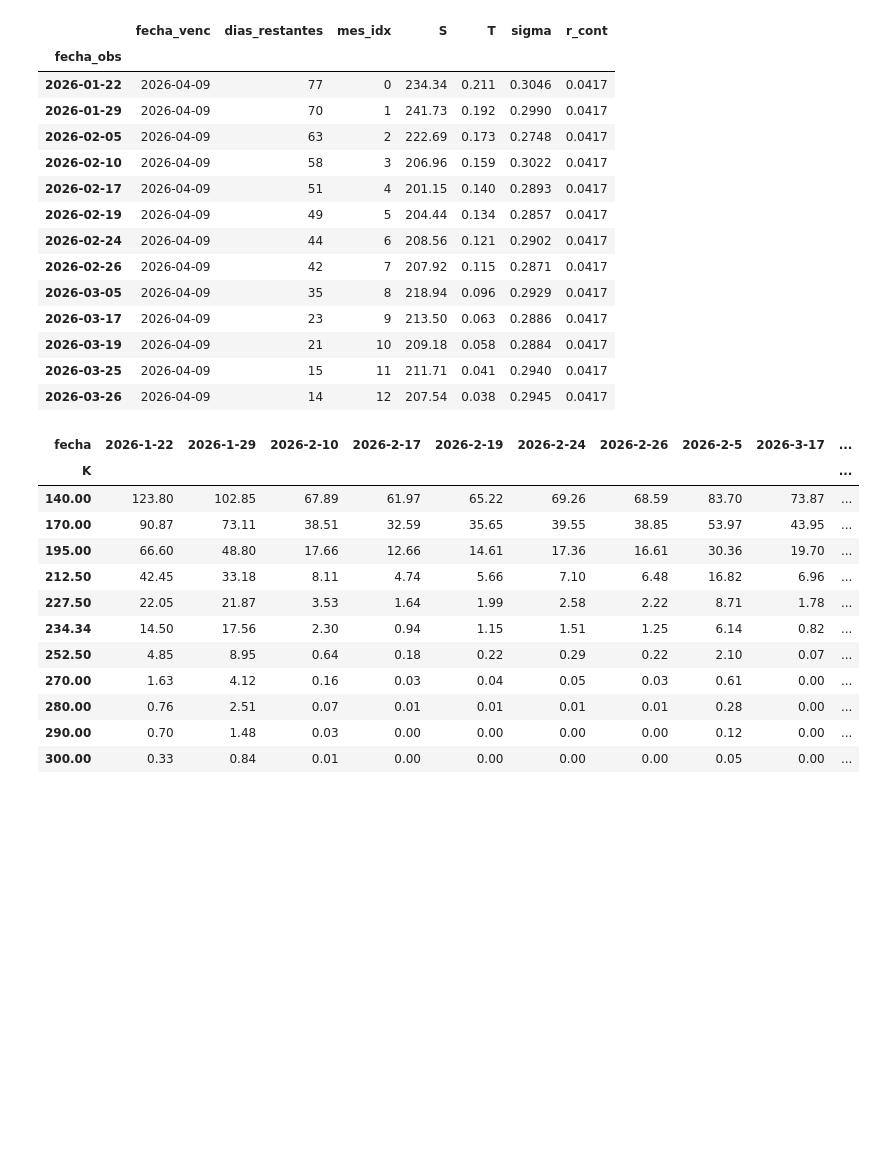
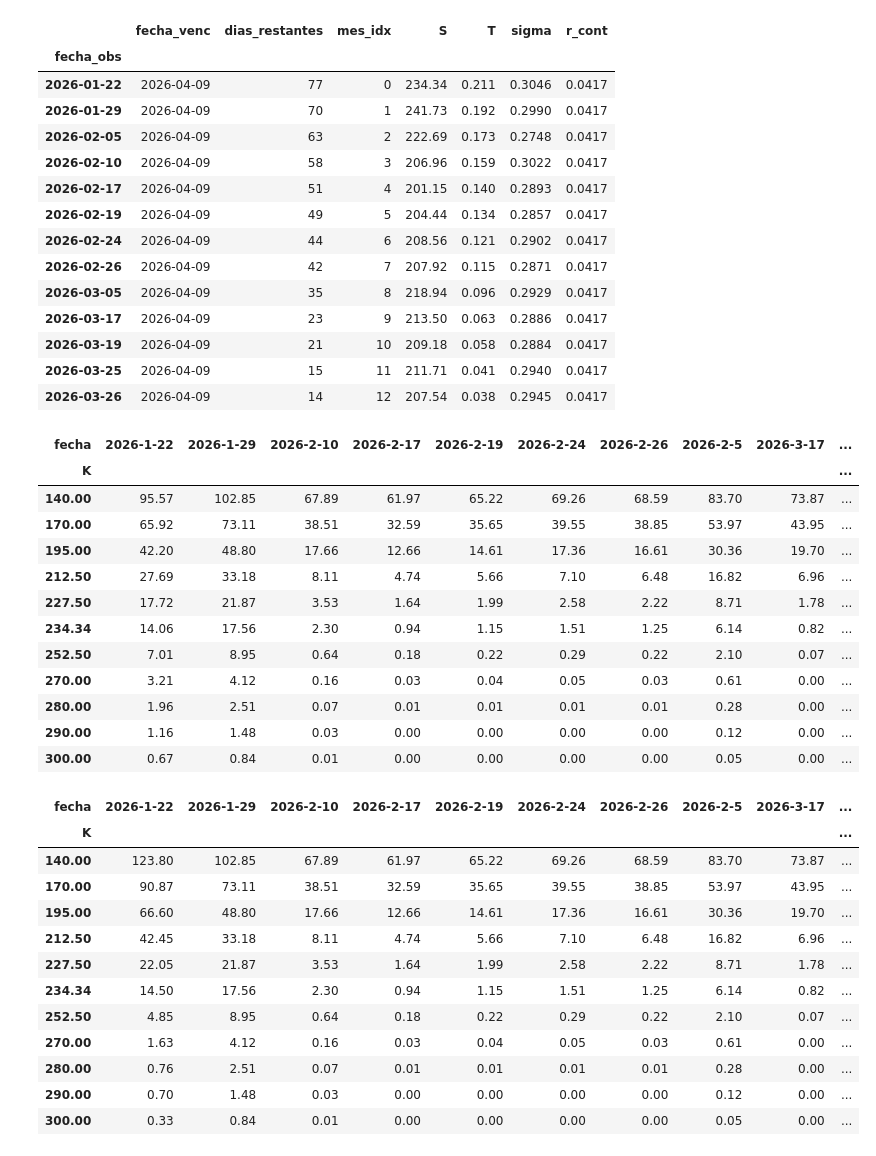
Before and after one commit to Rigobertoj/finanzas_cuantitativas, a Jupyter notebook: course_notes/legacy_projects/option_hedging_original/opction_hedging.ipynb, the cells around one changed output. Drawn from its saved outputs; the diff is of its cells as text; code cells hidden in the pictures; blank space fills up the shorter version.

```diff
--- a/src/proyect/opction_hedging.ipynb
+++ b/course_notes/legacy_projects/option_hedging_original/opction_hedging.ipynb
@@ -115,4 +215,21 @@ def call_premium_table(df_bs, df_K, q=0.0, time_col="fecha_obs"):
         .sort_index()
         .round(2)
     )
+# %%
+tabla_primas = call_premium_table(df_bs, df_K)
+tabla_primas
+# %% [output]
+| fecha | 2026-1-22 | 2026-1-29 | 2026-2-10 | 2026-2-17 | 2026-2-19 | 2026-2-24 | 2026-2-26 | 2026-2-5 | 2026-3-17 | ... |
+| K |  |  |  |  |  |  |  |  |  | ... |
+| 140.00 | 95.57 | 102.85 | 67.89 | 61.97 | 65.22 | 69.26 | 68.59 | 83.70 | 73.87 | ... |
+| 170.00 | 65.92 | 73.11 | 38.51 | 32.59 | 35.65 | 39.55 | 38.85 | 53.97 | 43.95 | ... |
+| 195.00 | 42.20 | 48.80 | 17.66 | 12.66 | 14.61 | 17.36 | 16.61 | 30.36 | 19.70 | ... |
+| 212.50 | 27.69 | 33.18 | 8.11 | 4.74 | 5.66 | 7.10 | 6.48 | 16.82 | 6.96 | ... |
+| 227.50 | 17.72 | 21.87 | 3.53 | 1.64 | 1.99 | 2.58 | 2.22 | 8.71 | 1.78 | ... |
+| 234.34 | 14.06 | 17.56 | 2.30 | 0.94 | 1.15 | 1.51 | 1.25 | 6.14 | 0.82 | ... |
+| 252.50 | 7.01 | 8.95 | 0.64 | 0.18 | 0.22 | 0.29 | 0.22 | 2.10 | 0.07 | ... |
+| 270.00 | 3.21 | 4.12 | 0.16 | 0.03 | 0.04 | 0.05 | 0.03 | 0.61 | 0.00 | ... |
+| 280.00 | 1.96 | 2.51 | 0.07 | 0.01 | 0.01 | 0.01 | 0.01 | 0.28 | 0.00 | ... |
+| 290.00 | 1.16 | 1.48 | 0.03 | 0.00 | 0.00 | 0.00 | 0.00 | 0.12 | 0.00 | ... |
+| 300.00 | 0.67 | 0.84 | 0.01 | 0.00 | 0.00 | 0.00 | 0.00 | 0.05 | 0.00 | ... |
 # %%
```
Also changed, not shown: parts of 5 cells of this notebook, 13 other files.
